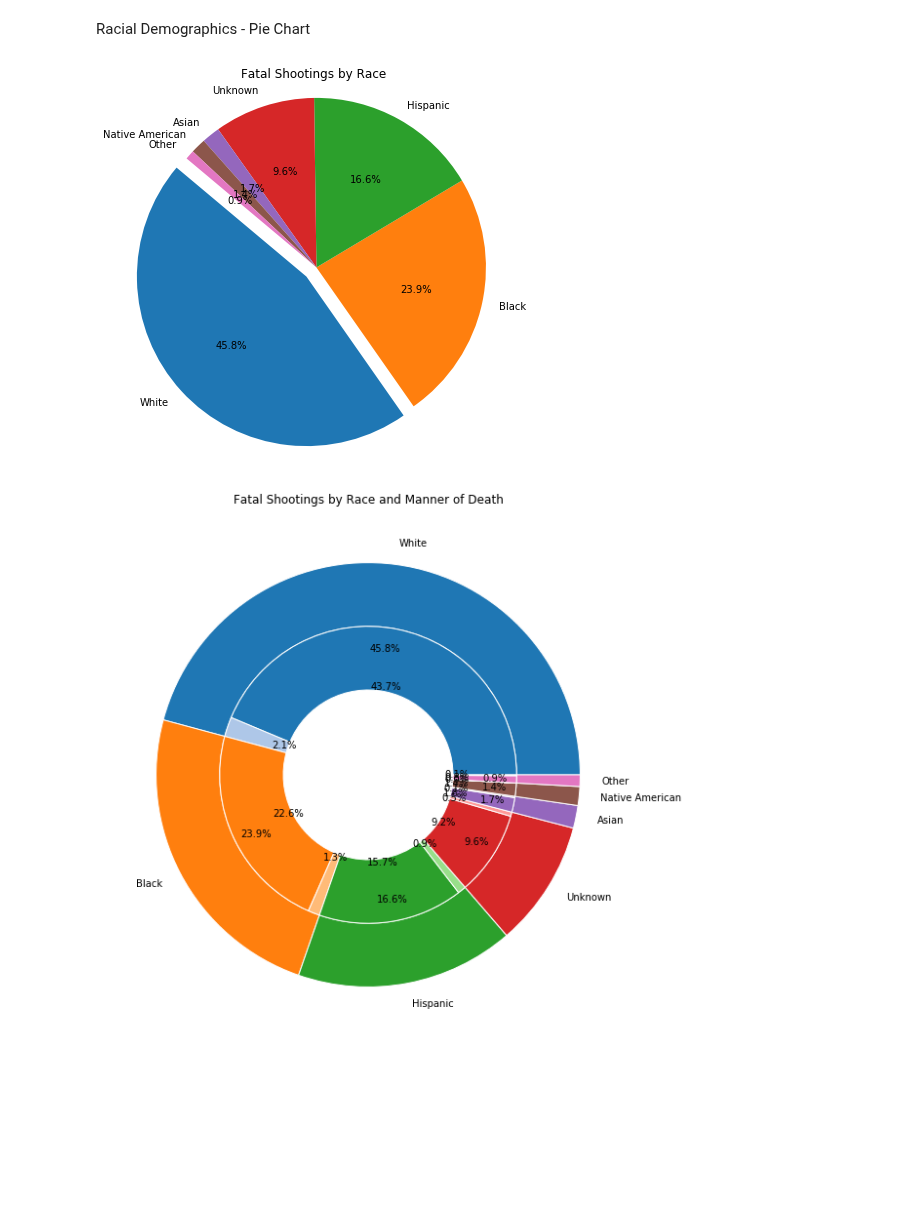
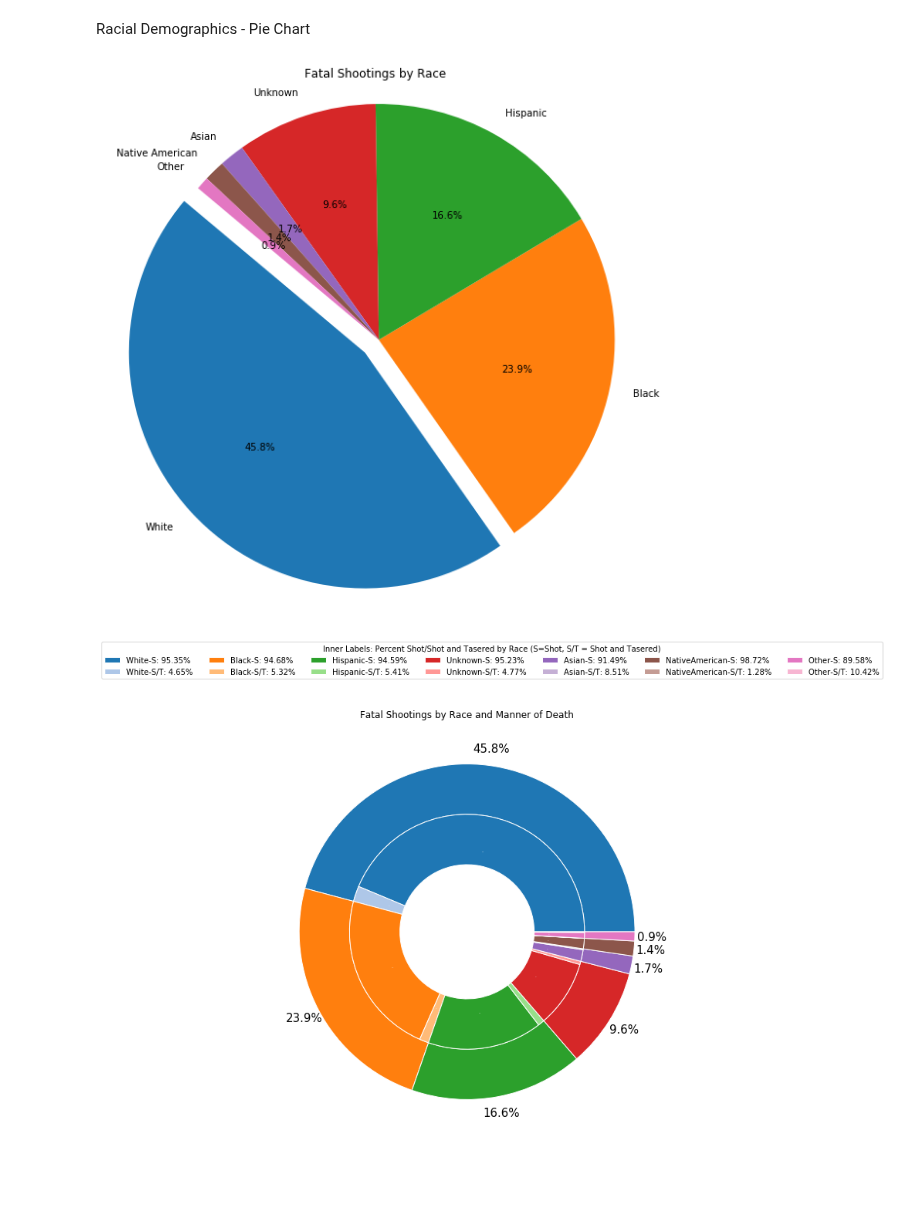
Before and after one commit to szerpa17/fatal-police-shootings, a Jupyter notebook: Analysis.ipynb, the cells around one changed output. Saved outputs shown, nothing was run; the diff lists cells and outputs as text; code cells hidden in the pictures; blank space fills up the shorter version.

Commit message:
adjusted pie chart for race and manner of death

```diff
--- a/Analysis.ipynb
+++ b/Analysis.ipynb
@@ -135,13 +135,13 @@ Racial Demographics - Pie Chart
 # %%
 races = racial_demographics_manner_of_death.index.array
 explode = explode = (0.08,0,0,0,0,0,0)
 plt.pie(race_count, labels=races, explode=explode, autopct="%1.1f%%", startangle=140, labeldistance=1.1)
 plt.axis("equal")
 plt.title("Fatal Shootings by Race")
-plt.gcf().set_size_inches(7,7)
+plt.gcf().set_size_inches(10,10)
 plt.show()
 # %% [output]
-[figure, old version]
+[figure, new version]
 # %%
 shot_list = racial_demographics_manner_of_death["Total Shot"].tolist()
 shot_tasered_list = racial_demographics_manner_of_death["Total Shot and Tasered"].tolist()
@@ -158,19 +158,22 @@ cmap = plt.get_cmap("tab10")
 cmap2 =plt.get_cmap("tab20")
 outer_colors = cmap(np.arange(7))
 inner_colors = cmap2(np.array([0, 1, 2, 3, 4, 5, 6, 7, 8,  9, 10, 11, 12, 13]))
+inner_labels =["White-S: 95.35%", "White-S/T: 4.65%","Black-S: 94.68%", "Black-S/T: 5.32%", "Hispanic-S: 94.59%", "Hispanic-S/T: 5.41%",
+              "Unknown-S: 95.23%", "Unknown-S/T: 4.77%", "Asian-S: 91.49%","Asian-S/T: 8.51%","NativeAmerican-S: 98.72%",
+              "NativeAmerican-S/T: 1.28%", "Other-S: 89.58%", "Other-S/T: 10.42%"]
 
-ax.pie(race_count, labels=races, radius=1, colors=outer_colors, wedgeprops=dict(width=size, edgecolor='w'), autopct="%1.1f%%")
+ax.pie(race_count, radius=1, colors=outer_colors, wedgeprops=dict(width=size, edgecolor='w'), autopct="%1.1f%%", textprops=dict(fontsize=15),
+       pctdistance=1.1, center=(1,0))
 
-ax.pie(manner_of_death_list.flatten(),
-       #labels=manner_of_death,
-       radius=1-size, colors=inner_colors,
-       wedgeprops=dict(width=size, edgecolor='w'), autopct="%1.1f%%")
-
+ax.pie(manner_of_death_list.flatten(),labels=inner_labels, radius=1-size, colors=inner_colors,
+       wedgeprops=dict(width=size, edgecolor="w"), autopct="%1.1f%%", labeldistance=0, textprops=dict(fontsize= 0.1, color="w"),
+       pctdistance=0.7, center=(1,0))
 ax.set(aspect="equal", title="Fatal Shootings by Race and Manner of Death")
+plt.legend(title="Inner Labels: Percent Shot/Shot and Tasered by Race (S=Shot, S/T = Shot and Tasered)", ncol=7, bbox_to_anchor=(1.5,1.2))
 plt.gcf().set_size_inches(10,10)
 plt.show()
 # %% [output]
-[figure, old version]
+[figure, new version]
 # %% [markdown]
 ###
 # %%
```
Also changed, not shown: parts of 1 cell of this notebook.
